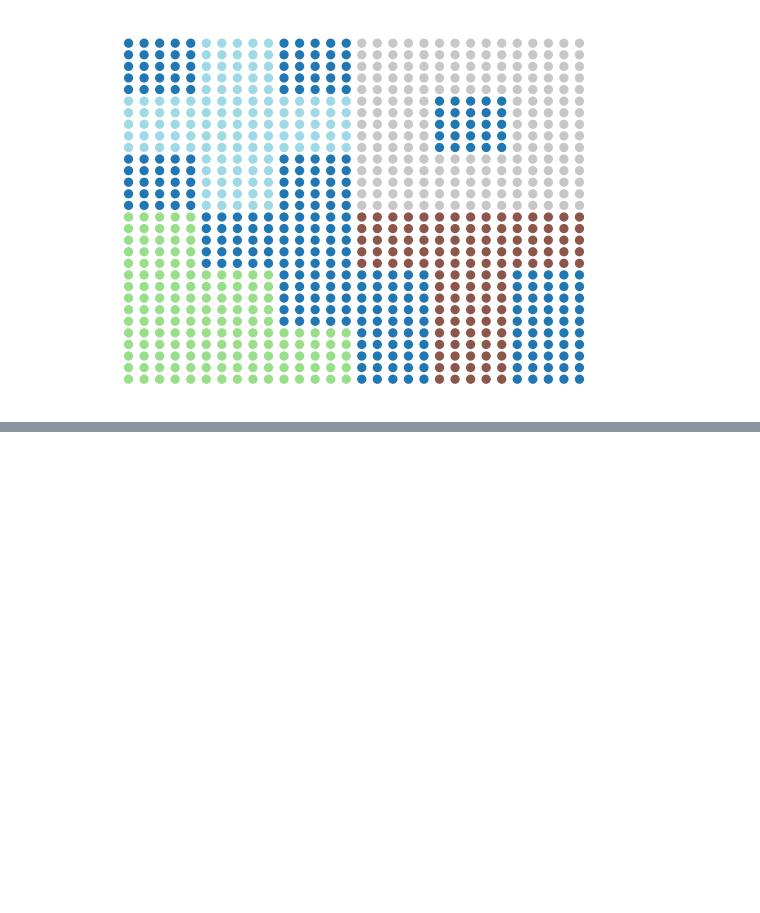
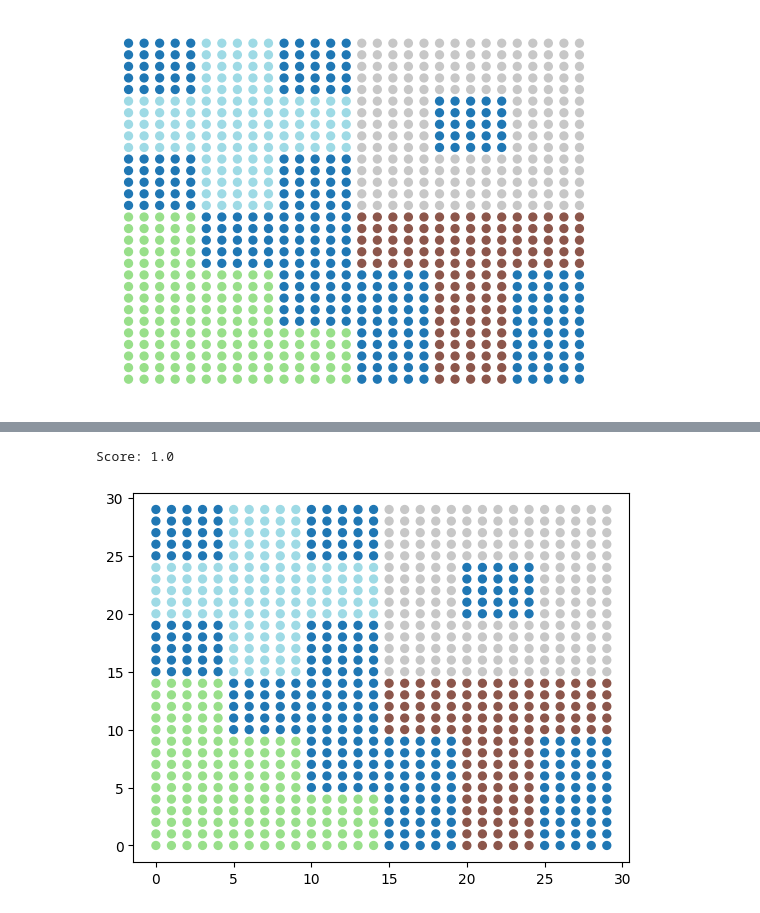
Before and after one commit to craigfouts/NeuralTopicModels, a Jupyter notebook: sandbox.ipynb, the cells around one changed output, grey strips where cells are left out. Saved outputs shown, nothing was run; the diff lists cells and outputs as text; code cells hidden in the pictures; blank space fills up the shorter version.

```diff
--- a/sandbox.ipynb
+++ b/sandbox.ipynb
@@ -28,0 +238,19 @@ class Decoder(nn.Module):
+# %%
+N_WORDS = 15
+VOCAB_SIZE = 25
+
+_, Y = build(X, N_WORDS, VOCAB_SIZE, return_counts=True)
+# %%
+HIDDEN_DIM = (VOCAB_SIZE + N_TOPICS)//2
+N_STEPS = 1000
+LEARNING_RATE = 1e-3
+
+pyro.clear_param_store()
+
+model = NTM(N_TOPICS, N_WORDS, VOCAB_SIZE, HIDDEN_DIM).fit(Y, N_STEPS, LEARNING_RATE)
+Y_labels, score = util.evaluate(X_labels, model.transform(Y).argmax(-1))
+print('Score:', score)
+util.visualize_dataset(X, Y_labels)
+# %% [output]
+Score: 1.0
+[figure, added]
```
Also changed, not shown: parts of 8 cells of this notebook, 1 other file.
